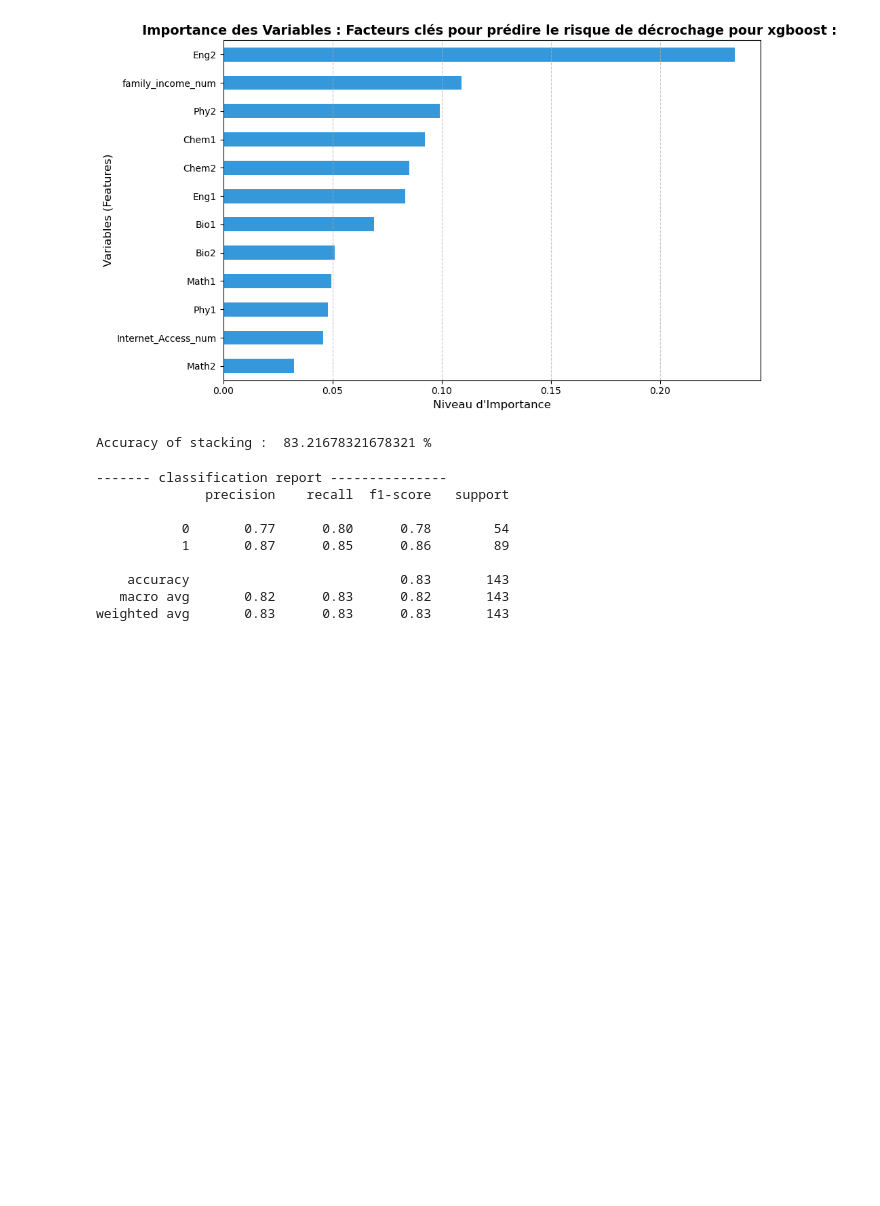
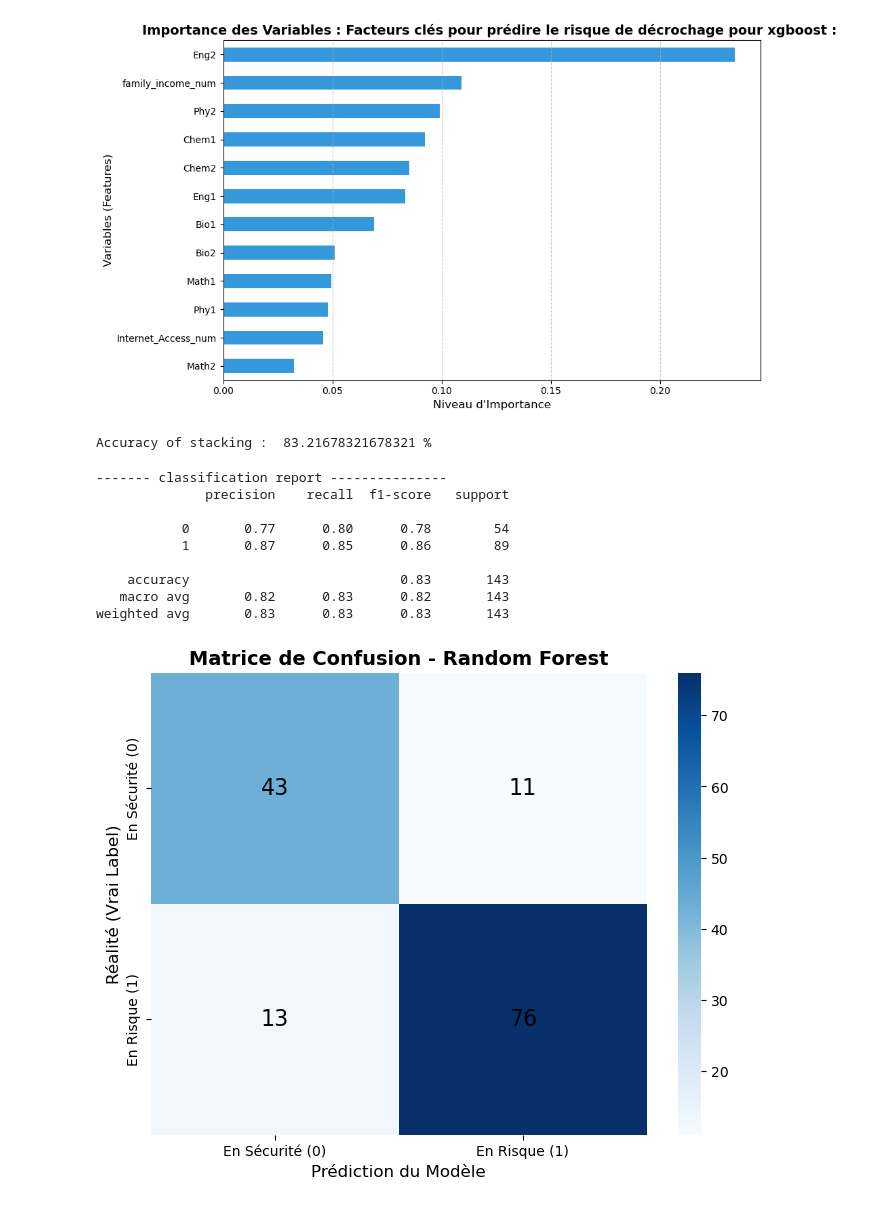
Before and after one commit to abdellah326/Suivi_Automatise_KPIs_Universitaires, a Jupyter notebook: script/ETL_script.ipynb, the cells around one changed output. Cells and saved outputs as stored; diff of their text form; code cells hidden in the pictures; blank space fills up the shorter version.

```diff
--- a/script/ETL_script.ipynb
+++ b/script/ETL_script.ipynb
@@ -1,6 +1,6 @@
 # %%
 import pandas as pd
-df=pd.read_csv(r'/home/abdellah/Documents/project/Project_pfe/dataset/data_harvard.csv')
+df=pd.read_csv(r'/home/abdellah/Documents/project/Suivi_Automatis-_KPIs_Universitaires/dataset/data_harvard.csv')
 pd.set_option('display.max_columns', None)
 #pd.set_option('display.max_rows', None)
 df
@@ -344,3 +344,21 @@ print (classification_report(y_test ,  y_pred))
     accuracy                           0.83       143
    macro avg       0.82      0.83      0.82       143
 weighted avg       0.83      0.83      0.83       143
+# %%
+cm = confusion_matrix(y_test, y_pred)
+
+plt.figure(figsize=(8, 6))
+sns.heatmap(cm, annot=False, fmt='d', cmap='Blues',
+            xticklabels=['En Sécurité (0)', 'En Risque (1)'],
+            yticklabels=['En Sécurité (0)', 'En Risque (1)'])
+for i in range(2):
+    for j in range(2):
+        plt.text(j + 0.5, i + 0.5, str(cm[i, j]),
+                 ha='center', va='center',
+                 fontsize=16,color='black')
+plt.title("Matrice de Confusion - Random Forest", fontsize=14, fontweight='bold')
+plt.xlabel("Prédiction du Modèle", fontsize=12)
+plt.ylabel("Réalité (Vrai Label)", fontsize=12)
+plt.show()
+# %% [output]
+[figure, added]
```
